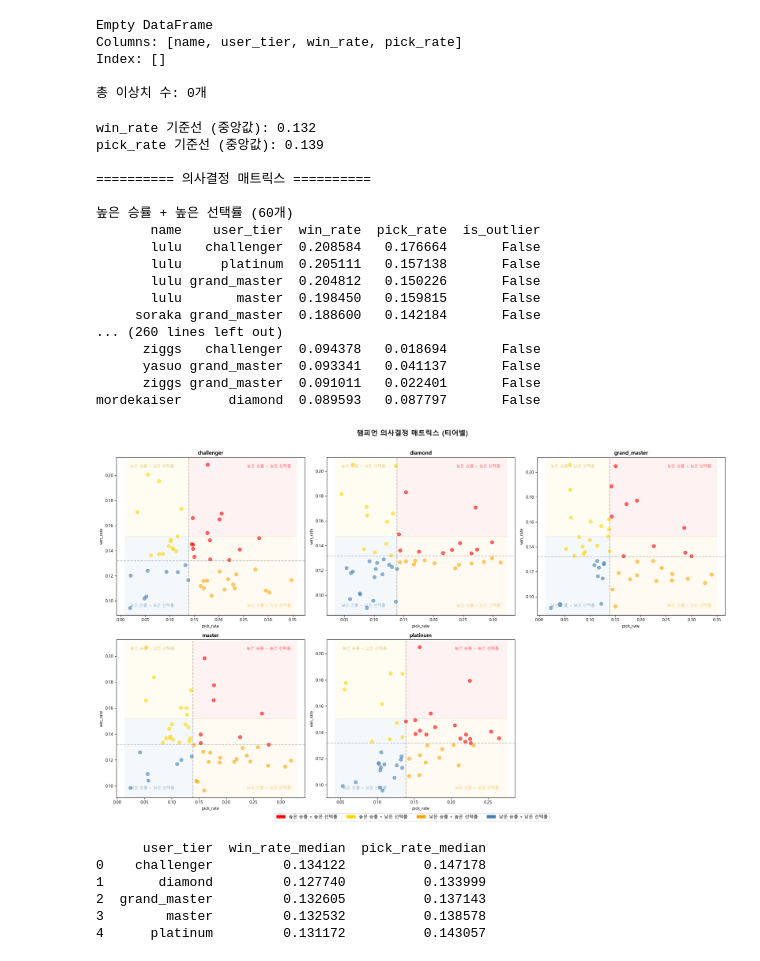
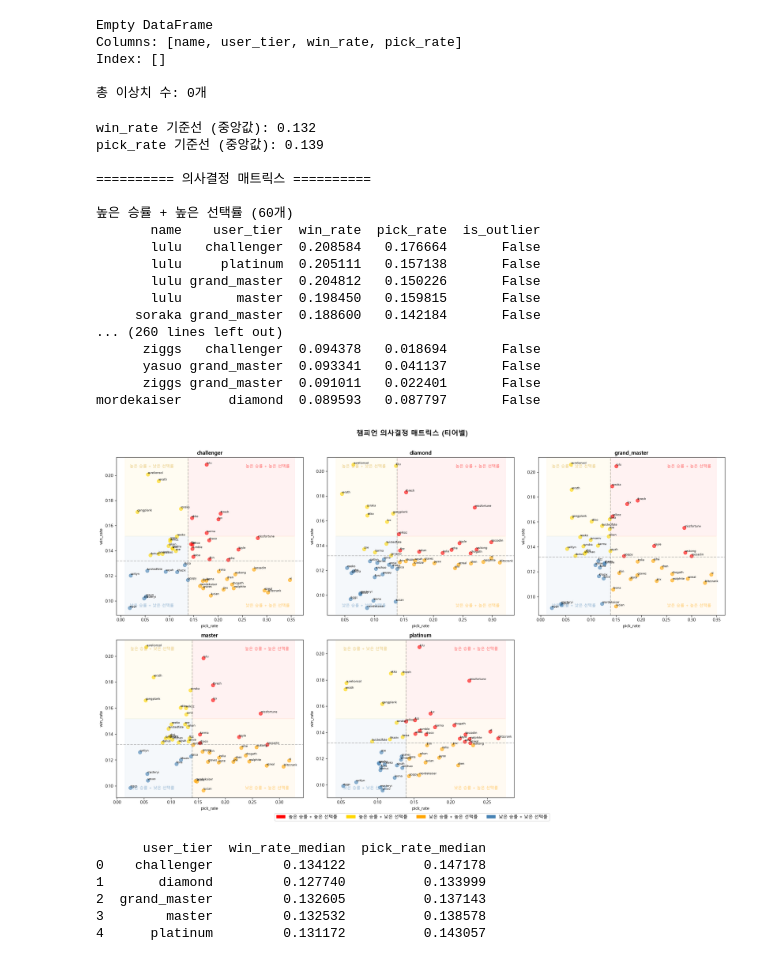
Before and after one commit to hanalo26/Third-project-sparta, a Jupyter notebook: works/Haeun_Baek/Data_Stats_practice_v3.ipynb, the cells around one changed output. Saved outputs shown, nothing was run; the diff lists cells and outputs as text; code cells hidden in the pictures.

```diff
--- a/works/Haeun_Baek/Data_Stats_practice_v3.ipynb
+++ b/works/Haeun_Baek/Data_Stats_practice_v3.ipynb
@@ -830,12 +830,10 @@ for i, tier in enumerate(tiers_s):
         ax.scatter(subset['pick_rate'], subset['win_rate'],
                 color=color, alpha=0.6, s=60, label=mtype)
 
-    # 이상치 챔피언 이름 표시
-    outliers = tier_df[tier_df['is_outlier']]
-    for _, row in outliers.iterrows():
+    # 챔피언 이름 표시
+    for _, row in tier_df.iterrows():
         ax.annotate(row['name'], (row['pick_rate'], row['win_rate']),
-                    fontsize=7, ha='left', va='bottom',
-                    fontweight='bold')
+                    fontsize=7, ha='left', va='bottom')
 
     # 4분면 라벨
     x_min, x_max = tier_df['pick_rate'].min(), tier_df['pick_rate'].max()
@@ -851,34 +849,34 @@ for i, tier in enumerate(tiers_s):
 
 # 빈 subplot 숨기기
 for j in range(len(tiers_s), len(axes)):
     axes[j].set_visible(False)
 
 # 범례
 patches = [mpatches.Patch(color=c, label=l) for l, c in color_map.items()]
 fig.legend(handles=patches, loc='lower center', ncol=4, fontsize=10, bbox_to_anchor=(0.5, -0.02))
 
 plt.suptitle('챔피언 의사결정 매트릭스 (티어별)', fontsize=16, fontweight='bold', y=1.01)
 plt.tight_layout()
 plt.show()
 # %% [output]
 win_rate 기준선 (중앙값): 0.132
 pick_rate 기준선 (중앙값): 0.139
 
 ========== 의사결정 매트릭스 ==========
 
 높은 승률 + 높은 선택률 (60개)
        name    user_tier  win_rate  pick_rate  is_outlier
        lulu   challenger  0.208584   0.176664       False
        lulu     platinum  0.205111   0.157138       False
        lulu grand_master  0.204812   0.150226       False
        lulu       master  0.198450   0.159815       False
      soraka grand_master  0.188600   0.142184       False
 ... (260 lines left out)
       ziggs   challenger  0.094378   0.018694       False
       yasuo grand_master  0.093341   0.041137       False
       ziggs grand_master  0.091011   0.022401       False
 mordekaiser      diamond  0.089593   0.087797       False
-[figure, old version]
+[figure, new version]
 # %%
 # 태블로 대시보드 작업용 계산결과(사분면 제작용)
 tier_medians = champ_stats_by_tier.groupby('user_tier').agg(
```
